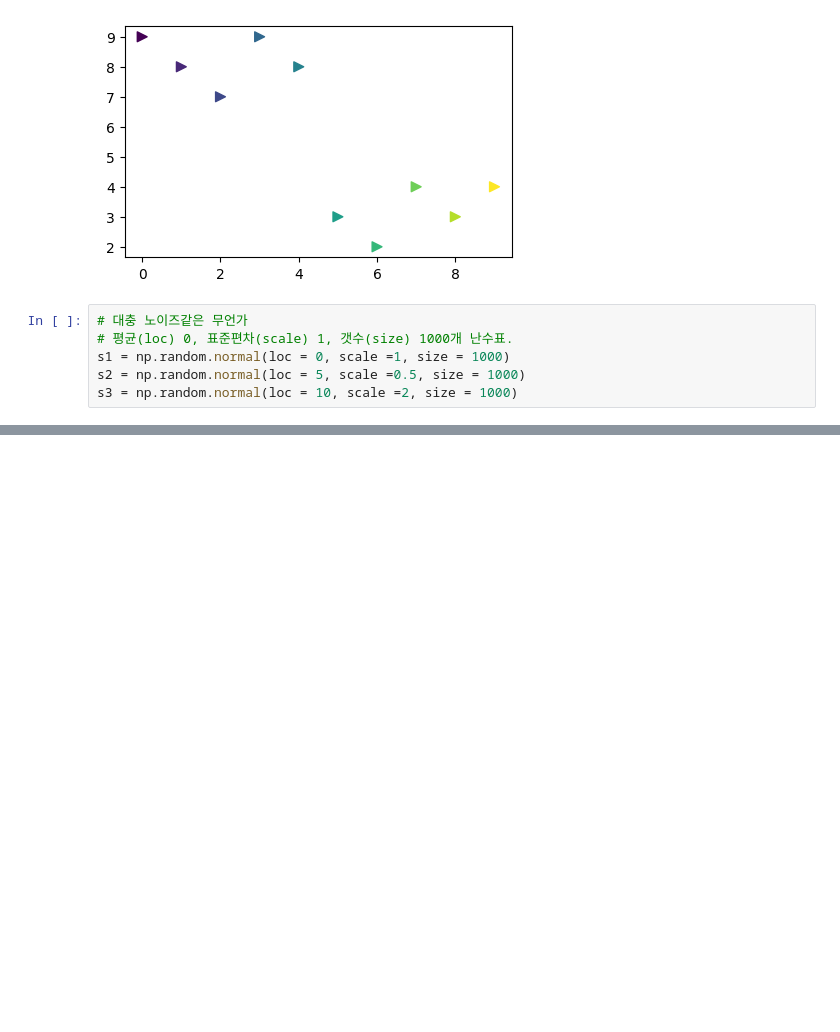
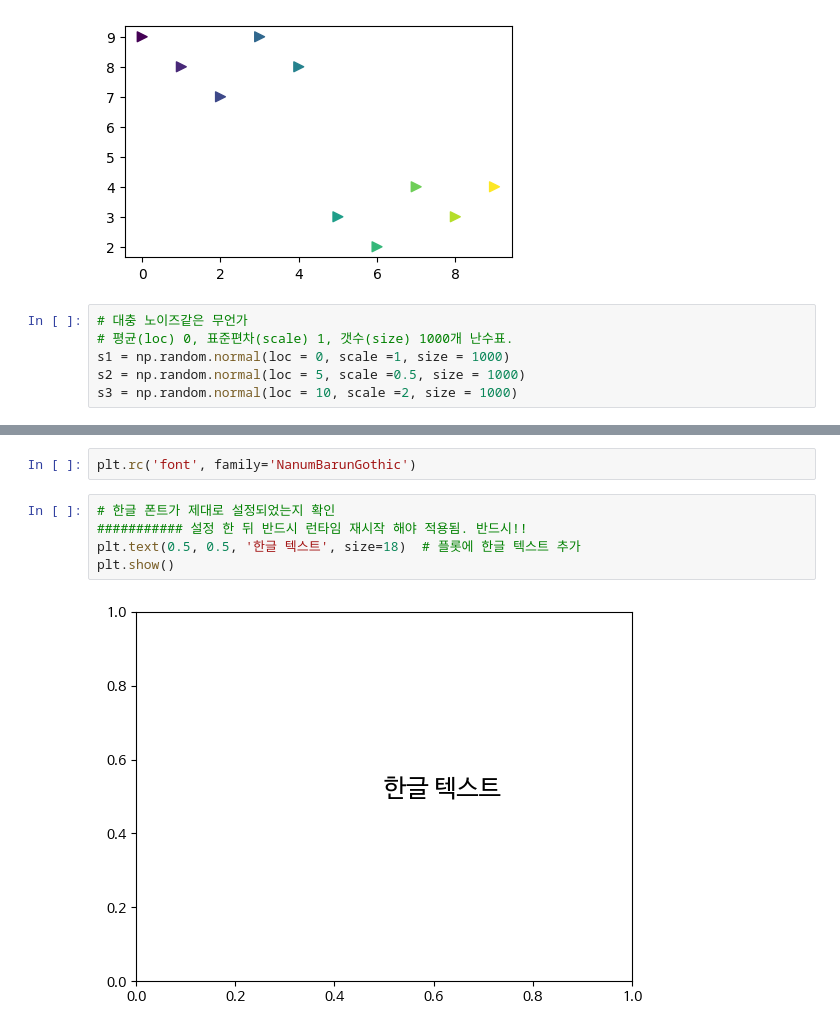
Before and after one commit to mqifjjfwiot/WQ, a Jupyter notebook: 파이썬으로 데이터 주무르기/1_서울시_구별_CCTV_현황_분석.ipynb, the cells around one changed output, grey strips where cells are left out. Drawn from its saved outputs; the diff is of its cells as text; blank space fills up the shorter version.

```diff
--- a/파이썬으로 데이터 주무르기/1_서울시_구별_CCTV_현황_분석.ipynb
+++ b/파이썬으로 데이터 주무르기/1_서울시_구별_CCTV_현황_분석.ipynb
@@ -706,0 +741,9 @@ plt.show()
+# %%
+plt.rc('font', family='NanumBarunGothic')
+# %%
+# 한글 폰트가 제대로 설정되었는지 확인
+########### 설정 한 뒤 반드시 런타임 재시작 해야 적용됨. 반드시!!
+plt.text(0.5, 0.5, '한글 텍스트', size=18)  # 플롯에 한글 텍스트 추가
+plt.show()
+# %% [output]
+[figure, added]
```
Also changed, not shown: parts of 25 cells of this notebook.
